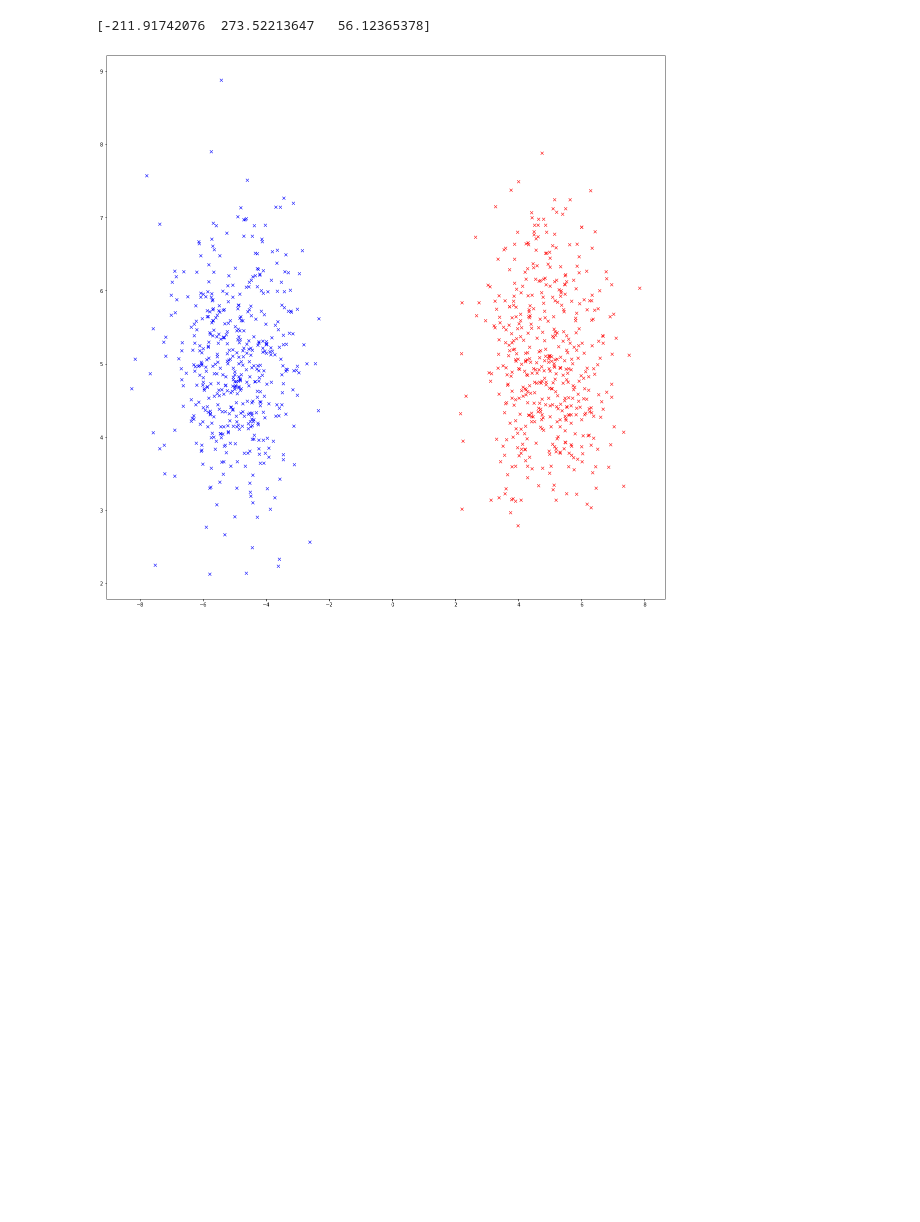
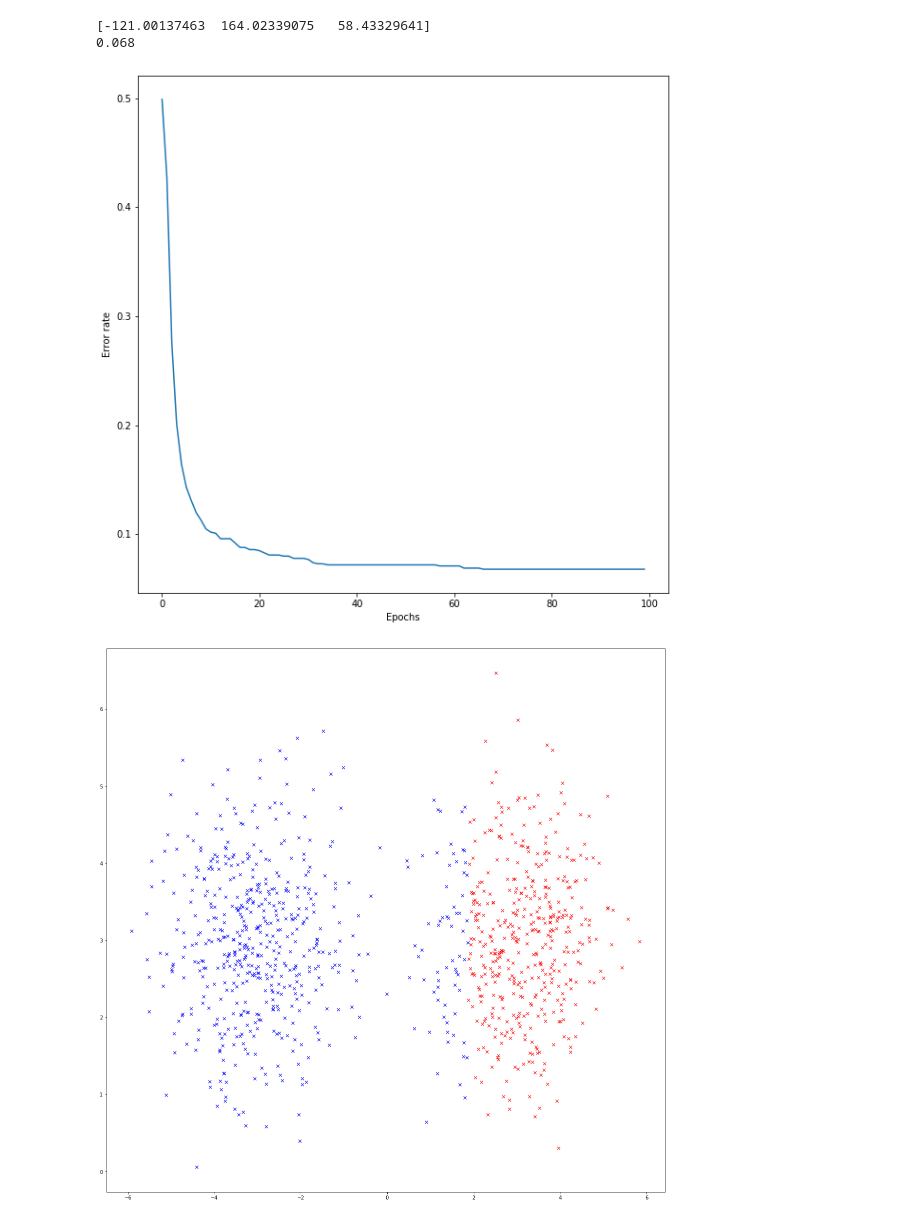
Before and after one commit to ShiversVert/Bio_neuro_imaging, a Jupyter notebook: neuronal_computing/neuronal_computing.ipynb, the cells around one changed output. Saved outputs shown, nothing was run; the diff lists cells and outputs as text; code cells hidden in the pictures; blank space fills up the shorter version.

```diff
--- a/neuronal_computing/neuronal_computing.ipynb
+++ b/neuronal_computing/neuronal_computing.ipynb
@@ -37,7 +50,7 @@ def iteration(weights, y, x1, x2):
 import numpy as np
 import matplotlib.pyplot as plt
 
-mu = 5; size = 1000;
+mu = 3; size = 1000;
 #Generate x and label
 x = np.concatenate((np.random.normal(mu, 1, int(size/2)), np.random.normal(-mu, 1, int(size/2))))
 y = np.concatenate( (np.zeros((int(size/2), 1)), np.ones((int(size/2), 1))) )
@@ -62,39 +75,52 @@ plt.show()
 init = 1e-10
 weights = np.array([init, init, init])
 y_hat = []
-errors = 0
-for epoch in range(100):
+errors = []
+nb_epoch = 100
+for epoch in range(nb_epoch):
     #print('epoch = '+str(epoch) + '\r')
-    errors = 0
+    cpt = 0
     y_hat = []
     for i in range(len(x1)):
         y_hat_temp, weights = iteration(weights, y[i,0], x1[i], x2[i])
         y_hat.append(y_hat_temp)
-        if y[i,0] != y_hat_temp:
-            errors += 1;
-    #print(errors)
+
+    for i in range(len(y)):
+        if y[i,0]!=y_hat[i]:
+            cpt+=1
+    errors.append(cpt/len(x1))
+
+plt.figure(figsize=(10,10))
+r = [i for i in range(nb_epoch)]
+plt.xlabel("Epochs")
+plt.ylabel("Error rate")
+plt.plot(r,errors)
 
 print(weights)
+print(errors[-1])
 
 good_class = []; bad_class = [];
 """
 #Display misclassfication
 for i in range(len(y_hat)):
     if y[i,0] == y_hat[i]:
         good_class.append(i)
     else:
         bad_class.append(i)
 """
 for i in range(len(y_hat)):
     if y_hat[i] == 1:
         good_class.append(i)
     else:
         bad_class.append(i)
 
+
 plt.figure(figsize=(20,20))
 plt.plot(x1[good_class],x2[good_class], 'xb')
 plt.plot(x1[bad_class],x2[bad_class], 'xr')
 plt.show()
 # %% [output]
-[-211.91742076  273.52213647   56.12365378]
+[-121.00137463  164.02339075   58.43329641]
+0.068
-[figure, old version]
+[figure, new version]
+[figure, added]
```
Also changed, not shown: parts of 3 cells of this notebook.
